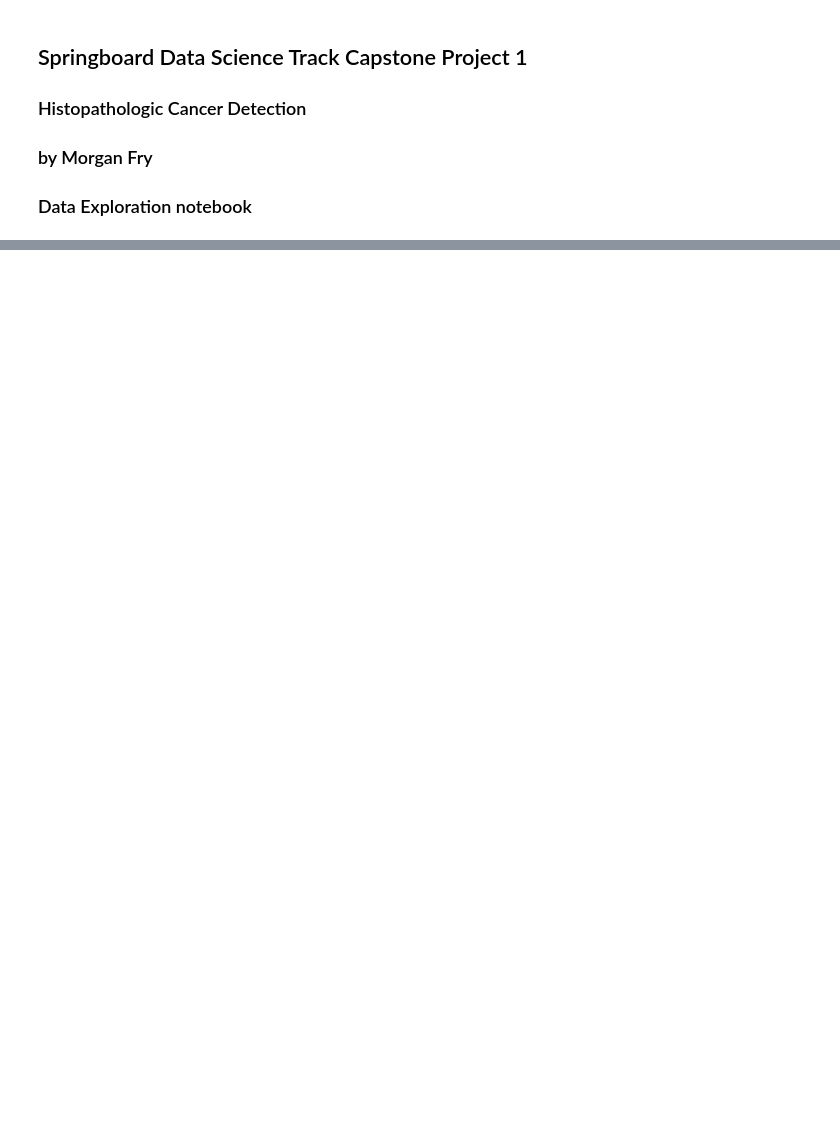
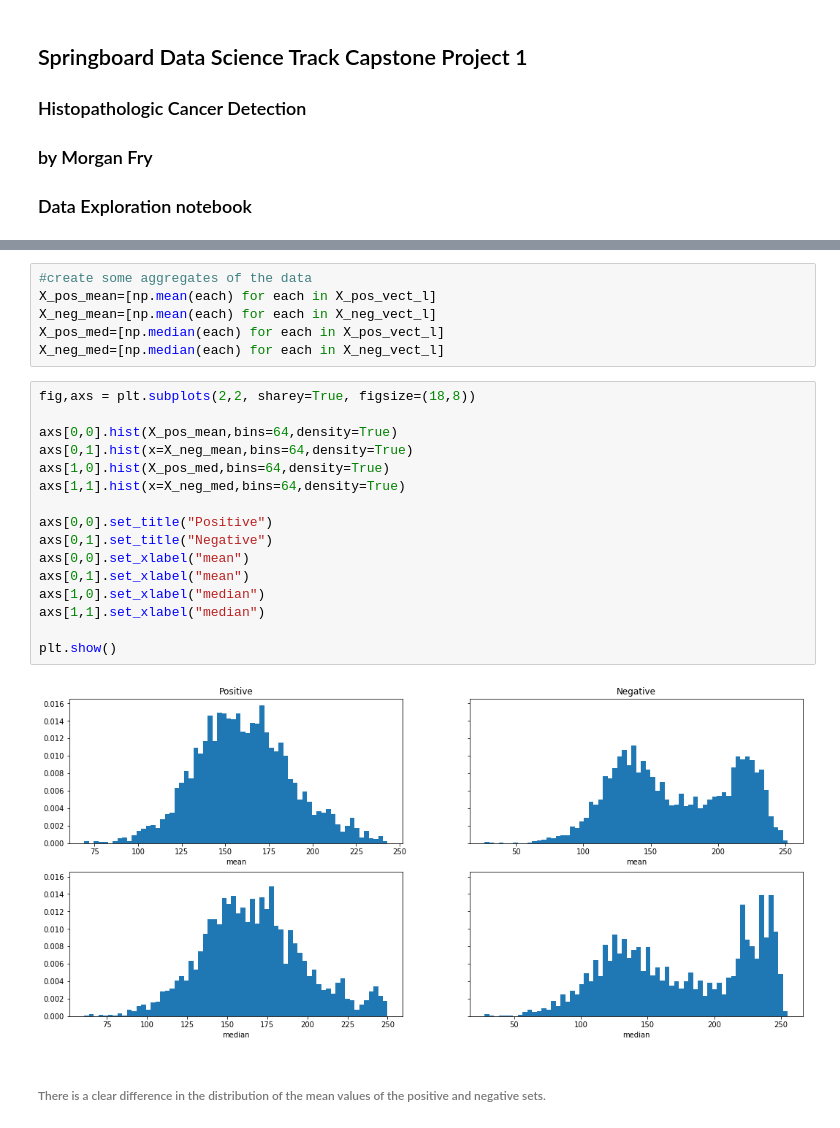
Before and after one commit to morganfry/springboard, a Jupyter notebook: Capstone Project 1/Spr_Cap1_MFRY_Data_Exploration.ipynb, the cells around one changed output, grey strips where cells are left out. Saved outputs shown, nothing was run; the diff lists cells and outputs as text; blank space fills up the shorter version.

```diff
--- a/Capstone Project 1/Spr_Cap1_MFRY_Data_Exploration.ipynb
+++ b/Capstone Project 1/Spr_Cap1_MFRY_Data_Exploration.ipynb
@@ -27,0 +134,26 @@ MemoryError:
+# %%
+#create some aggregates of the data
+X_pos_mean=[np.mean(each) for each in X_pos_vect_l]
+X_neg_mean=[np.mean(each) for each in X_neg_vect_l]
+X_pos_med=[np.median(each) for each in X_pos_vect_l]
+X_neg_med=[np.median(each) for each in X_neg_vect_l]
+# %%
+fig,axs = plt.subplots(2,2, sharey=True, figsize=(18,8))
+
+axs[0,0].hist(X_pos_mean,bins=64,density=True)
+axs[0,1].hist(x=X_neg_mean,bins=64,density=True)
+axs[1,0].hist(X_pos_med,bins=64,density=True)
+axs[1,1].hist(x=X_neg_med,bins=64,density=True)
+
+axs[0,0].set_title("Positive")
+axs[0,1].set_title("Negative")
+axs[0,0].set_xlabel("mean")
+axs[0,1].set_xlabel("mean")
+axs[1,0].set_xlabel("median")
+axs[1,1].set_xlabel("median")
+
+plt.show()
+# %% [output]
+[figure, added]
+# %% [markdown]
+###### There is a clear difference in the distribution of the mean values of the positive and negative sets.
```
Also changed, not shown: parts of 15 cells of this notebook.
